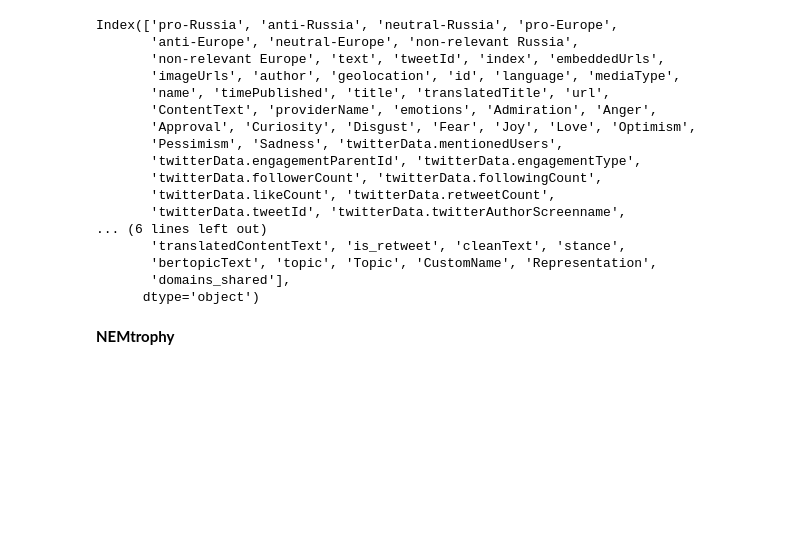
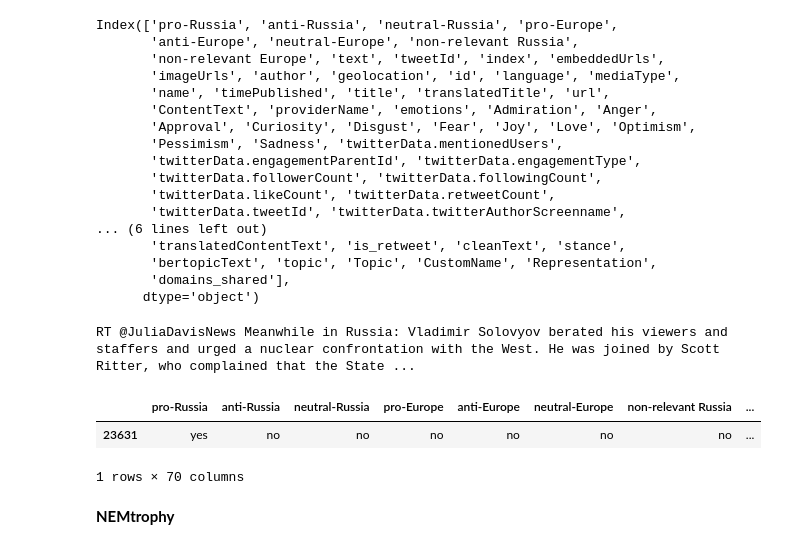
Before and after one commit to edgeslab/moldova-elections, a Jupyter notebook: analysis_OSMAN.ipynb, the cells around one changed output. Saved outputs shown, nothing was run; the diff lists cells and outputs as text; code cells hidden in the pictures; blank space fills up the shorter version.

Commit message:
fixed tweet error by impossible stance combination by manual labeling (8 tweets corrected)

```diff
--- a/analysis_OSMAN.ipynb
+++ b/analysis_OSMAN.ipynb
@@ -4723,6 +4723,37 @@ Index(['pro-Russia', 'anti-Russia', 'neutral-Russia', 'pro-Europe',
        'bertopicText', 'topic', 'Topic', 'CustomName', 'Representation',
        'domains_shared'],
       dtype='object')
+# %%
+#fix stances with errors
+
+
+
+row = moldova_df_stances["translatedContentText"].str.startswith(
+    "RT @JuliaDavisNews Meanwhile in Russia: Vladimir Solovyov berated his viewers and staffers and ",
+    na=False
+)
+
+print(moldova_df_stances.loc[row, "translatedContentText"].iloc[0])
+
+
+moldova_df_stances.loc[row, "pro-Russia"] = "yes"
+moldova_df_stances.loc[row, "anti-Russia"] = "no"
+moldova_df_stances.loc[row, "neutral-Russia"] = "no"
+
+moldova_df_stances.loc[row, "pro-Europe"] = "no"
+moldova_df_stances.loc[row, "anti-Europe"] = "no"
+moldova_df_stances.loc[row, "neutral-Europe"] = "no"
+
+moldova_df_stances.loc[row, "non-relevant Europe"] = "yes"
+moldova_df_stances.loc[row, "non-relevant Russia"] = "no"
+
+
+moldova_df_stances.loc[row]
+# %% [output]
+RT @JuliaDavisNews Meanwhile in Russia: Vladimir Solovyov berated his viewers and staffers and urged a nuclear confrontation with the West. He was joined by Scott Ritter, who complained that the State ...
+|  | pro-Russia | anti-Russia | neutral-Russia | pro-Europe | anti-Europe | neutral-Europe | non-relevant Russia | ... |
+| 23631 | yes | no | no | no | no | no | no | ... |
+1 rows × 70 columns
 # %% [markdown]
 **NEMtrophy**
 # %%
```
Also changed, not shown: parts of 14 cells of this notebook.
